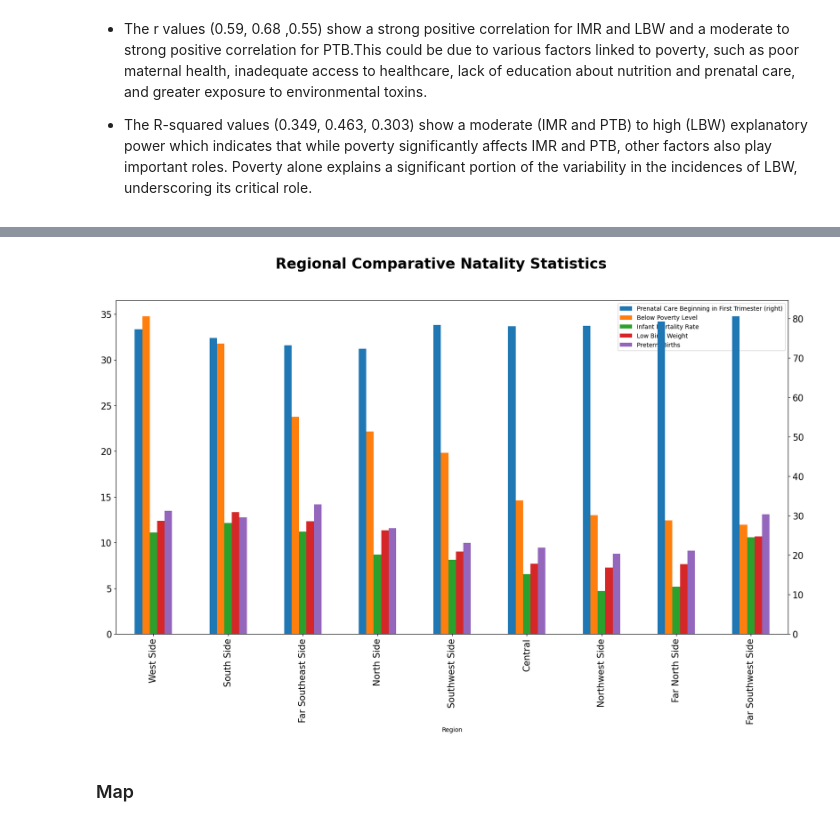
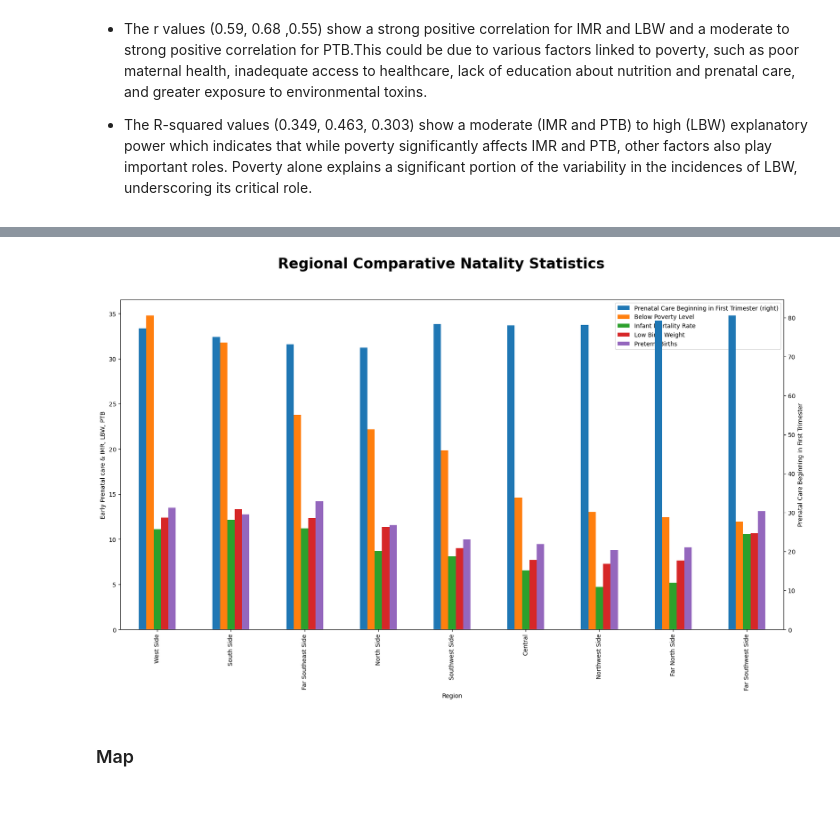
Before and after one commit to jroelofsz/Project1, a Jupyter notebook: main.ipynb, the cells around one changed output, grey strips where cells are left out. Drawn from its saved outputs; the diff is of its cells as text; code cells hidden in the pictures.

```diff
--- a/main.ipynb
+++ b/main.ipynb
@@ -497,12 +497,18 @@ Region_Care.reset_index().drop("index",axis=1)
 | 8 | Far Southwest Side | 11.950000 | 80.566667 | 10.566667 | 10.683333 | ... |
 # %%
 #Plotting the grouped data to find the high-need regions to focus for reducing Infant Mortality Rate, Low Birth Weight, Preterm Births
-Region_Care.sort_values(by="Below Poverty Level", ascending=False).plot(kind="bar",x="Region",y=["Prenatal Care Beginning in First Trimester","Below Poverty Level","Infant Mortality Rate","Low Birth Weight","Preterm Births"], secondary_y=("Prenatal Care Beginning in First Trimester"),figsize=(20,10),fontsize=15)
+ax=Region_Care.sort_values(by="Below Poverty Level", ascending=False).plot(kind="bar",x="Region",y=["Prenatal Care Beginning in First Trimester","Below Poverty Level","Infant Mortality Rate","Low Birth Weight","Preterm Births"], secondary_y=("Prenatal Care Beginning in First Trimester"),figsize=(20,10))
+
+#set titla
 plt.suptitle('Regional Comparative Natality Statistics',fontsize=24, fontweight='bold')
+# Set the primary y-axis label
+ax.set_ylabel("Early Prenatal care & IMR, LBW, PTB")
+# Set the secondary y-axis label
+ax.right_ax.set_ylabel("Prenatal Care Beginning in First Trimester")
 
 plt.show()
 # %% [output]
-[figure, old version]
+[figure, new version]
 # %% [markdown]
 ### Map
 # %%
```
